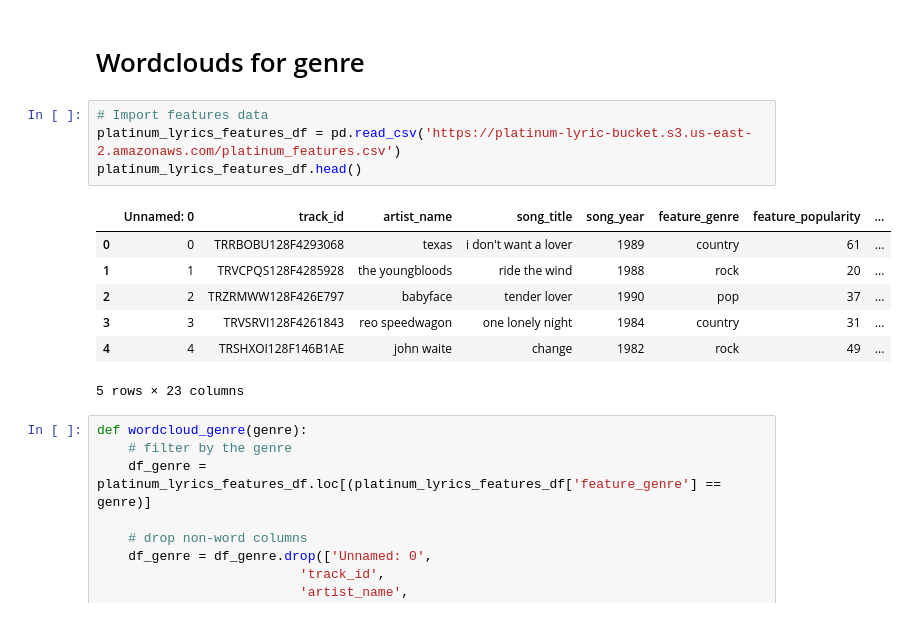
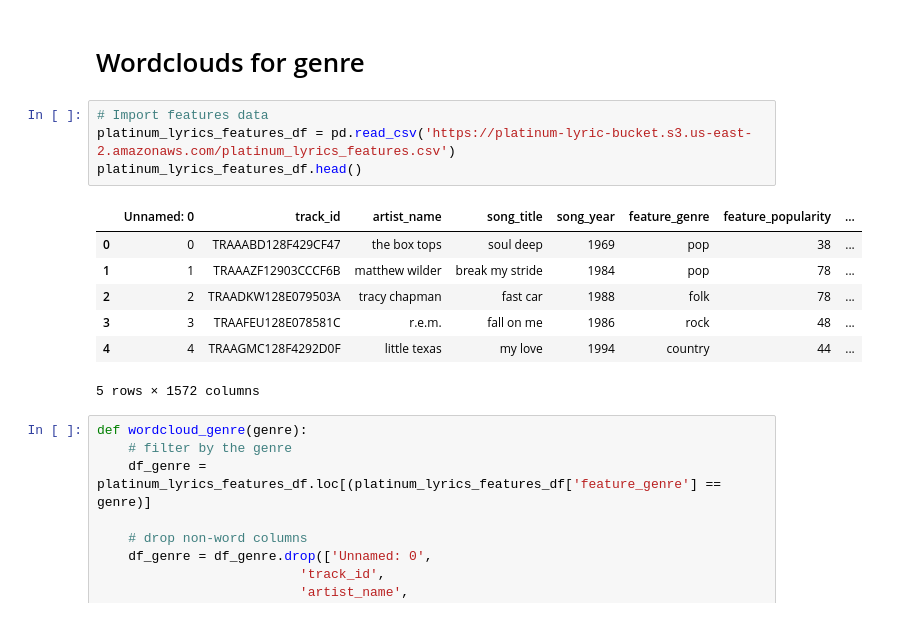
Before and after one commit to jwade688/platinum_lyric_project, a Jupyter notebook: word_clouds/word_clouds.ipynb, the cells around one changed output. Drawn from its saved outputs; the diff is of its cells as text.

```diff
--- a/word_clouds/word_clouds.ipynb
+++ b/word_clouds/word_clouds.ipynb
@@ -77,16 +77,16 @@ for year in years:
 # Wordclouds for genre
 # %%
 # Import features data
-platinum_lyrics_features_df = pd.read_csv('https://platinum-lyric-bucket.s3.us-east-2.amazonaws.com/platinum_features.csv')
+platinum_lyrics_features_df = pd.read_csv('https://platinum-lyric-bucket.s3.us-east-2.amazonaws.com/platinum_lyrics_features.csv')
 platinum_lyrics_features_df.head()
 # %% [output]
 |  | Unnamed: 0 | track_id | artist_name | song_title | song_year | feature_genre | feature_popularity | ... |
-| 0 | 0 | TRRBOBU128F4293068 | texas | i don't want a lover | 1989 | country | 61 | ... |
-| 1 | 1 | TRVCPQS128F4285928 | the youngbloods | ride the wind | 1988 | rock | 20 | ... |
-| 2 | 2 | TRZRMWW128F426E797 | babyface | tender lover | 1990 | pop | 37 | ... |
-| 3 | 3 | TRVSRVI128F4261843 | reo speedwagon | one lonely night | 1984 | country | 31 | ... |
-| 4 | 4 | TRSHXOI128F146B1AE | john waite | change | 1982 | rock | 49 | ... |
+| 0 | 0 | TRAAABD128F429CF47 | the box tops | soul deep | 1969 | pop | 38 | ... |
+| 1 | 1 | TRAAAZF12903CCCF6B | matthew wilder | break my stride | 1984 | pop | 78 | ... |
+| 2 | 2 | TRAADKW128E079503A | tracy chapman | fast car | 1988 | folk | 78 | ... |
+| 3 | 3 | TRAAFEU128E078581C | r.e.m. | fall on me | 1986 | rock | 48 | ... |
+| 4 | 4 | TRAAGMC128F4292D0F | little texas | my love | 1994 | country | 44 | ... |
-5 rows × 23 columns
+5 rows × 1572 columns
 # %%
 def wordcloud_genre(genre):
     # filter by the genre
```
Also changed, not shown: parts of 1 cell of this notebook.
